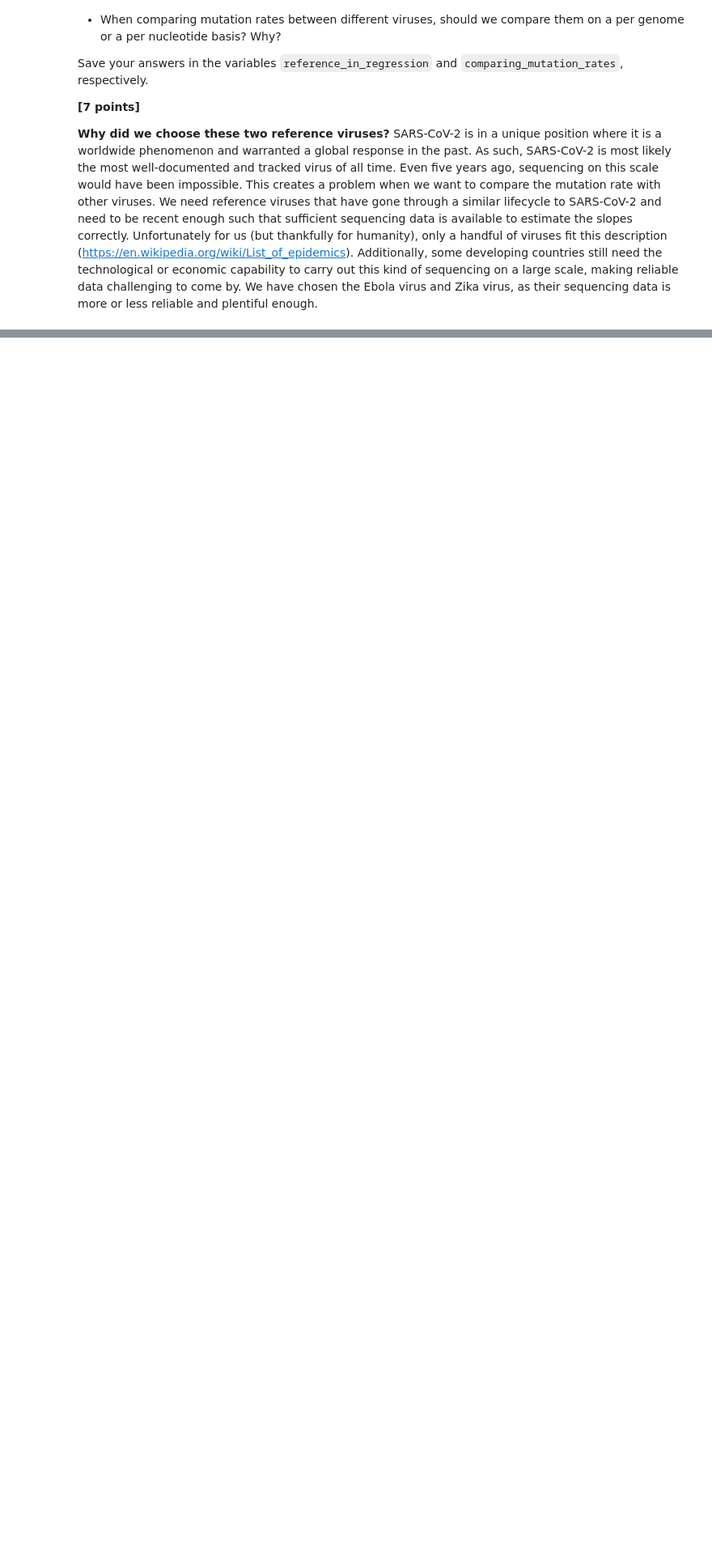
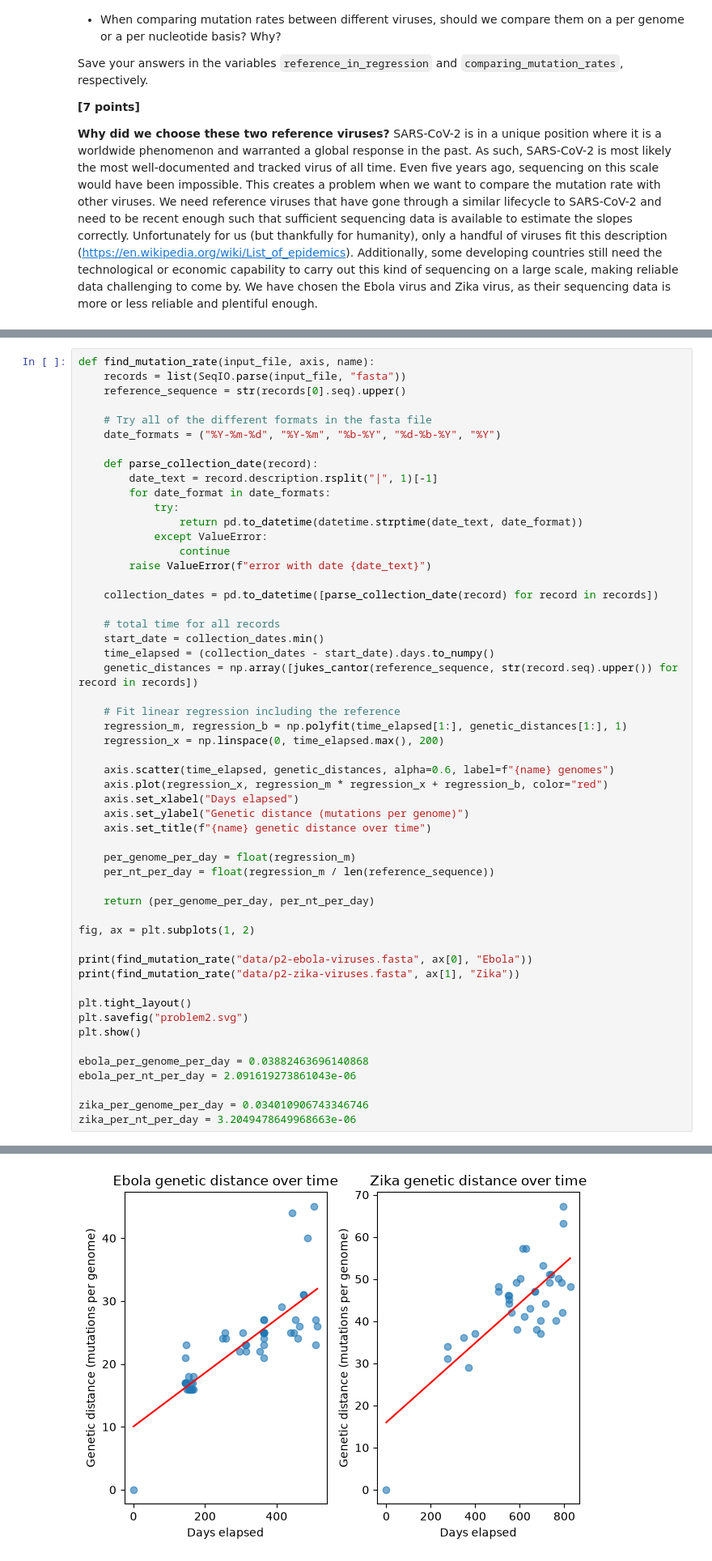
Before and after one commit to pigeonistic/assign_viral_evo, a Jupyter notebook: viral_evo_workbook.ipynb, the cells around one changed output, grey strips where cells are left out. Shown at 81% size. Drawn from its saved outputs; the diff is of its cells as text; blank space fills up the shorter version.

Commit message:
Create plots for task 2

```diff
--- a/viral_evo_workbook.ipynb
+++ b/viral_evo_workbook.ipynb
@@ -192,0 +187,54 @@ zika_per_nt_per_day = 0.0
+# %%
+def find_mutation_rate(input_file, axis, name):
+    records = list(SeqIO.parse(input_file, "fasta"))
+    reference_sequence = str(records[0].seq).upper()
+
+    # Try all of the different formats in the fasta file
+    date_formats = ("%Y-%m-%d", "%Y-%m", "%b-%Y", "%d-%b-%Y", "%Y")
+
+    def parse_collection_date(record):
+        date_text = record.description.rsplit("|", 1)[-1]
+        for date_format in date_formats:
+            try:
+                return pd.to_datetime(datetime.strptime(date_text, date_format))
+            except ValueError:
+                continue
+        raise ValueError(f"error with date {date_text}")
+
+    collection_dates = pd.to_datetime([parse_collection_date(record) for record in records])
+
+    # total time for all records
+    start_date = collection_dates.min()
+    time_elapsed = (collection_dates - start_date).days.to_numpy()
+    genetic_distances = np.array([jukes_cantor(reference_sequence, str(record.seq).upper()) for record in records])
+
+    # Fit linear regression including the reference
+    regression_m, regression_b = np.polyfit(time_elapsed[1:], genetic_distances[1:], 1)
+    regression_x = np.linspace(0, time_elapsed.max(), 200)
+
+    axis.scatter(time_elapsed, genetic_distances, alpha=0.6, label=f"{name} genomes")
+    axis.plot(regression_x, regression_m * regression_x + regression_b, color="red")
+    axis.set_xlabel("Days elapsed")
+    axis.set_ylabel("Genetic distance (mutations per genome)")
+    axis.set_title(f"{name} genetic distance over time")
+
+    per_genome_per_day = float(regression_m)
+    per_nt_per_day = float(regression_m / len(reference_sequence))
+
+    return (per_genome_per_day, per_nt_per_day)
+
+fig, ax = plt.subplots(1, 2)
+
+print(find_mutation_rate("data/p2-ebola-viruses.fasta", ax[0], "Ebola"))
+print(find_mutation_rate("data/p2-zika-viruses.fasta", ax[1], "Zika"))
+
+plt.tight_layout()
+plt.savefig("problem2.svg")
+plt.show()
+
+ebola_per_genome_per_day = 0.03882463696140868
+ebola_per_nt_per_day = 2.091619273861043e-06
+
+zika_per_genome_per_day = 0.034010906743346746
+zika_per_nt_per_day = 3.2049478649968663e-06
+# %% [output]
@@ -193,3 +243,4 @@ zika_per_nt_per_day = 0.0
+[figure, added]
 # %%
 reference_in_regression = """
 Why did we ignore the reference when fitting the regression line? Keep in mind that in our biological interpretation, this is not an outlier in the machine learning sense.
```
Also changed, not shown: parts of 2 cells of this notebook, 2 other files.
